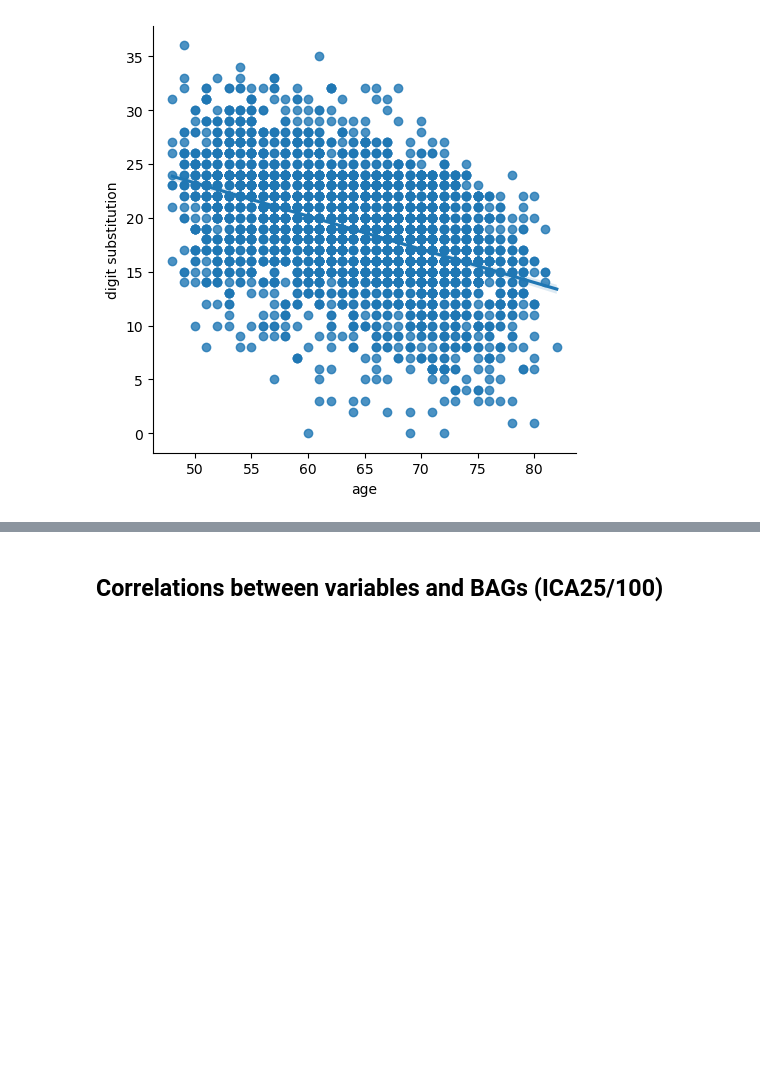
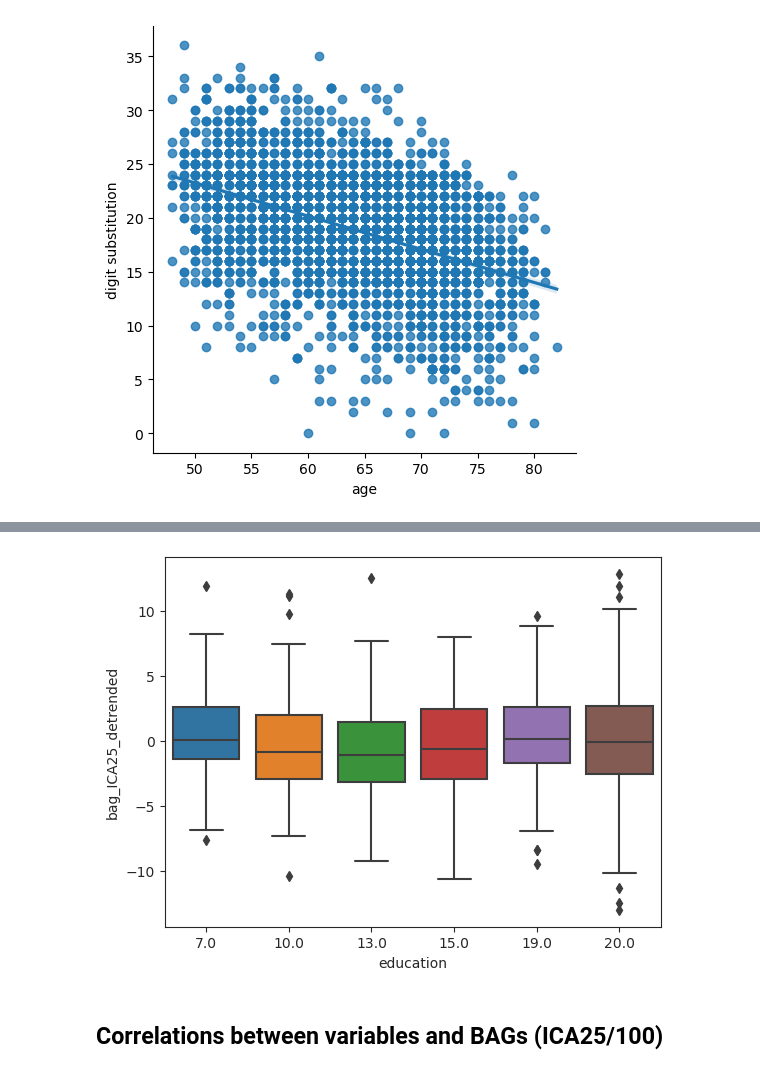
Before and after one commit to laura-riedel/IM, a Jupyter notebook: src/FinalModels/final_models_IM.ipynb, the cells around one changed output, grey strips where cells are left out. Saved outputs shown, nothing was run; the diff lists cells and outputs as text; code cells hidden in the pictures; blank space fills up the shorter version.

```diff
--- a/src/FinalModels/final_models_IM.ipynb
+++ b/src/FinalModels/final_models_IM.ipynb
@@ -515,3 +396,7 @@ sns.lmplot(data=data_overview, x='age', y='digit substitution')
+# %%
+sns.boxplot(data=valtest_overview, y='bag_ICA25_detrended', x='education');
+# %% [output]
+[figure, added]
 # %% [markdown]
 ## Correlations between variables and BAGs (ICA25/100)
 # %%
```
Also changed, not shown: parts of 26 cells of this notebook, 2 other files.
